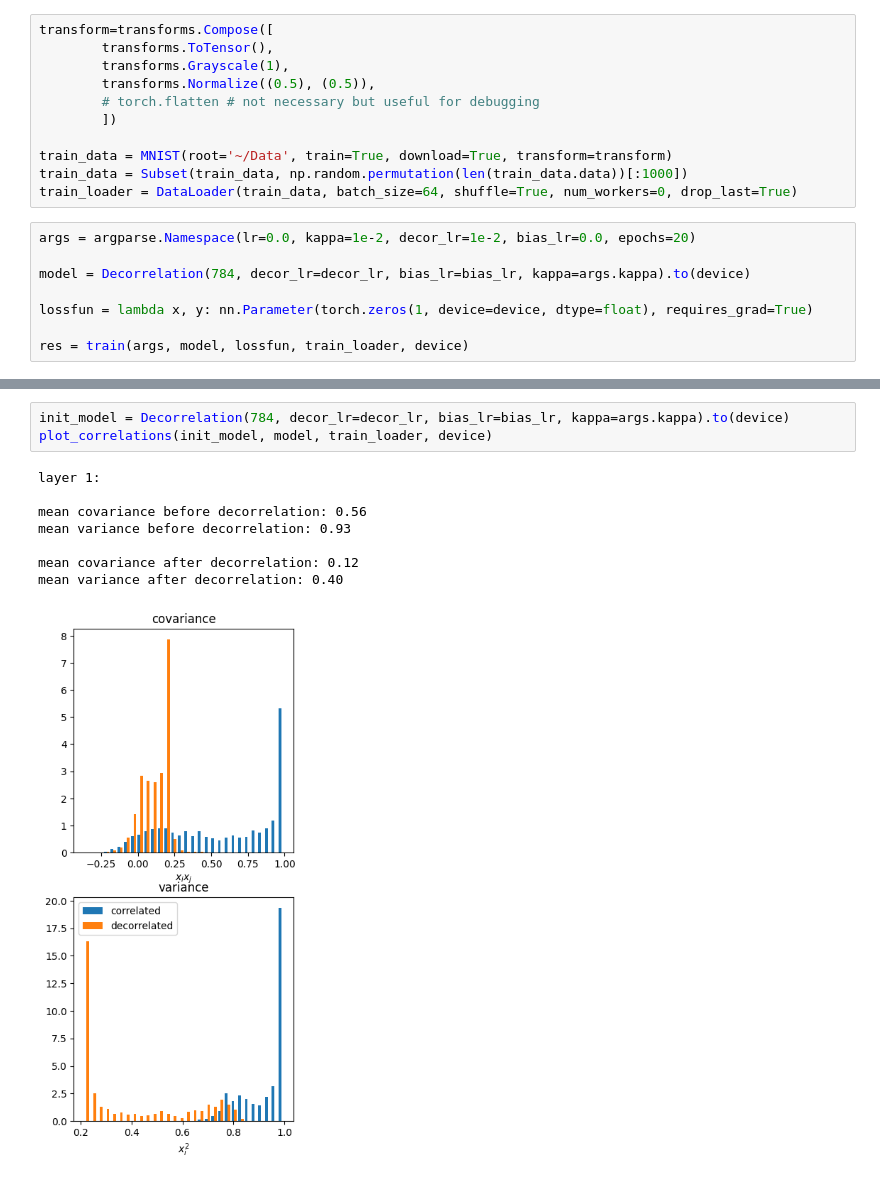
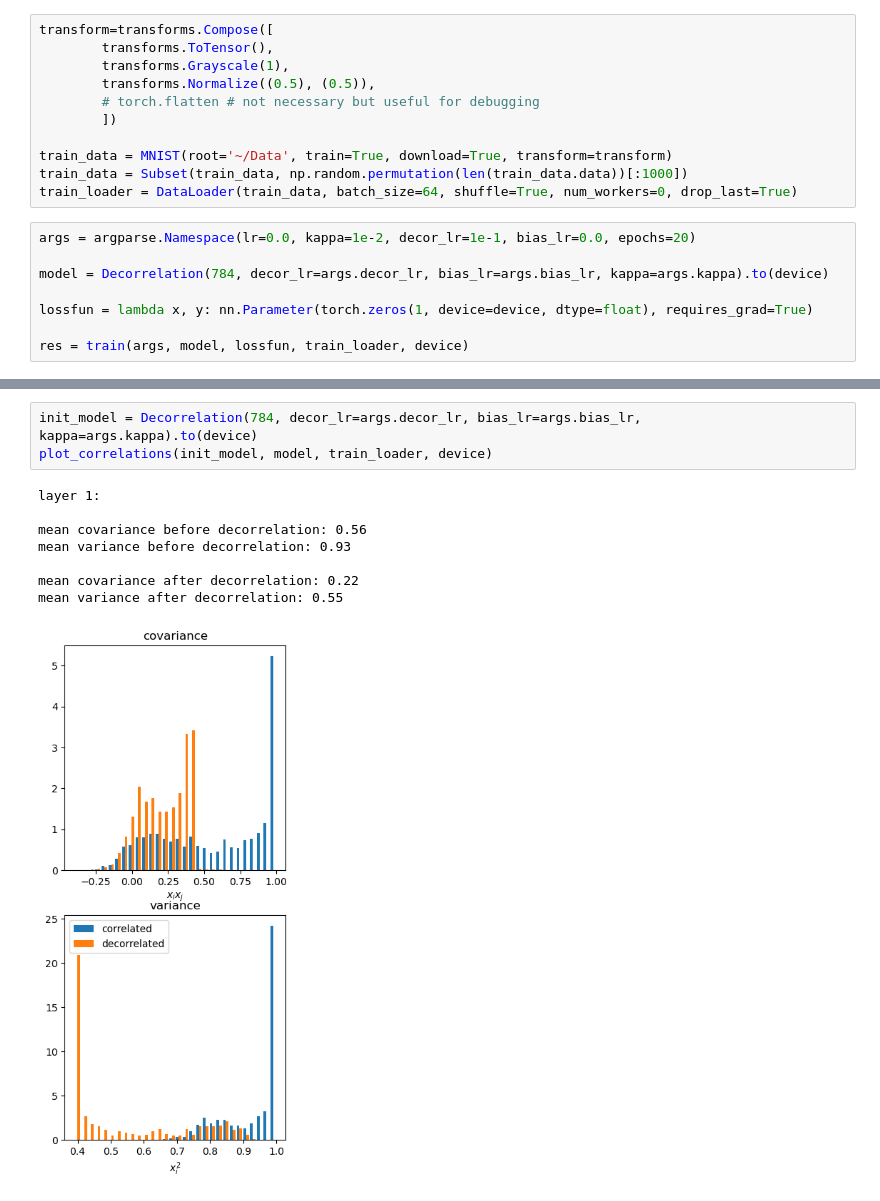
Before and after one commit to artcogsys/decorbp, a Jupyter notebook: examples/train_analysis.ipynb, the cells around one changed output, grey strips where cells are left out. Drawn from its saved outputs; the diff is of its cells as text.

```diff
--- a/examples/train_analysis.ipynb
+++ b/examples/train_analysis.ipynb
@@ -36,9 +39,9 @@ train_data = MNIST(root='~/Data', train=True, download=True, transform=transform
 train_data = Subset(train_data, np.random.permutation(len(train_data.data))[:1000])
 train_loader = DataLoader(train_data, batch_size=64, shuffle=True, num_workers=0, drop_last=True)
 # %%
-args = argparse.Namespace(lr=0.0, kappa=1e-2, decor_lr=1e-2, bias_lr=0.0, epochs=20)
+args = argparse.Namespace(lr=0.0, kappa=1e-2, decor_lr=1e-1, bias_lr=0.0, epochs=20)
 
-model = Decorrelation(784, decor_lr=decor_lr, bias_lr=bias_lr, kappa=args.kappa).to(device)
+model = Decorrelation(784, decor_lr=args.decor_lr, bias_lr=args.bias_lr, kappa=args.kappa).to(device)
 
 lossfun = lambda x, y: nn.Parameter(torch.zeros(1, device=device, dtype=float), requires_grad=True)
 
@@ -48,13 +67,13 @@ NameError: name 'decor_lr' is not defined
 # %%
-init_model = Decorrelation(784, decor_lr=decor_lr, bias_lr=bias_lr, kappa=args.kappa).to(device)
+init_model = Decorrelation(784, decor_lr=args.decor_lr, bias_lr=args.bias_lr, kappa=args.kappa).to(device)
 plot_correlations(init_model, model, train_loader, device)
 # %% [output]
 layer 1:
 
 mean covariance before decorrelation: 0.56
 mean variance before decorrelation: 0.93
 
-mean covariance after decorrelation: 0.12
-mean variance after decorrelation: 0.40
+mean covariance after decorrelation: 0.22
+mean variance after decorrelation: 0.55
-[figure, old version]
+[figure, new version]
 # %%
```
Also changed, not shown: parts of 6 cells of this notebook, 7 other files.
